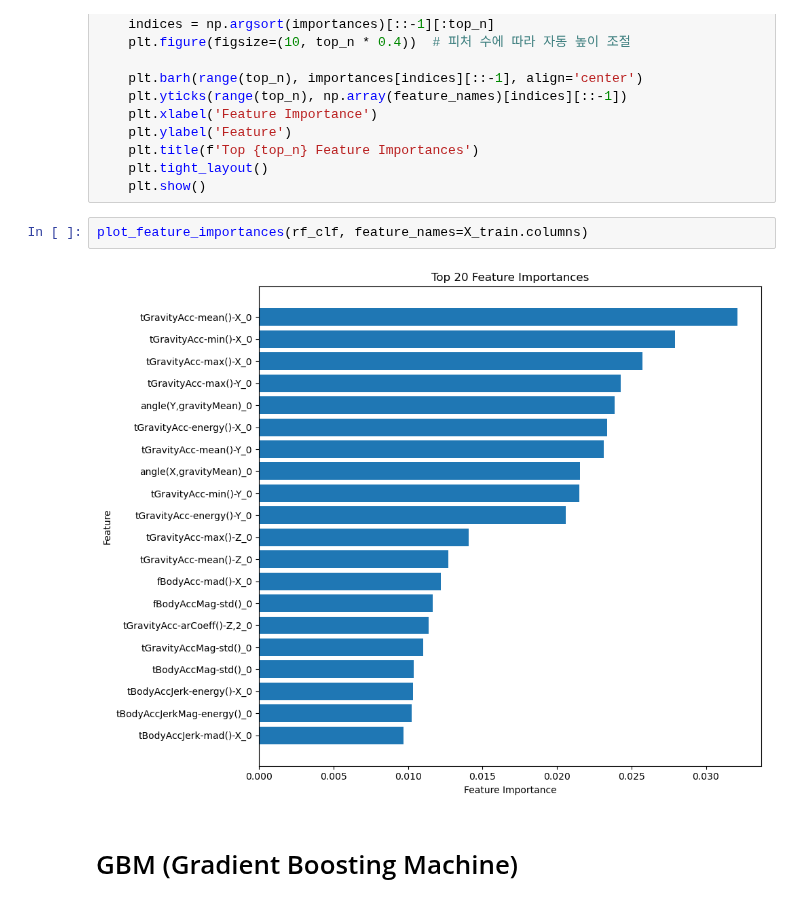
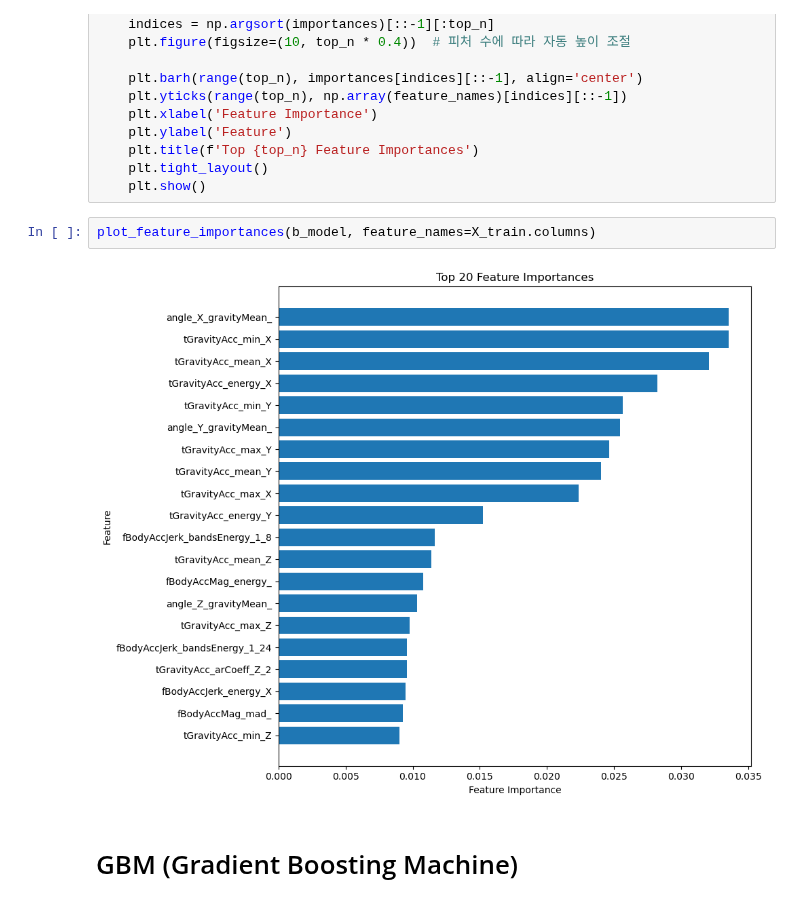
Before and after one commit to Telkem/hipython_rep, a Jupyter notebook: 33_앙상블.ipynb, the cells around one changed output. Drawn from its saved outputs; the diff is of its cells as text.

```diff
--- a/33_앙상블.ipynb
+++ b/33_앙상블.ipynb
@@ -150,9 +149,9 @@ def plot_feature_importances(model, feature_names, top_n=20):
     plt.tight_layout()
     plt.show()
 # %%
-plot_feature_importances(rf_clf, feature_names=X_train.columns)
+plot_feature_importances(b_model, feature_names=X_train.columns)
 # %% [output]
-[figure, old version]
+[figure, new version]
 # %% [markdown]
 # GBM (Gradient Boosting Machine)
 # %%
```
Also changed, not shown: parts of 2 cells of this notebook, 4 other files.
